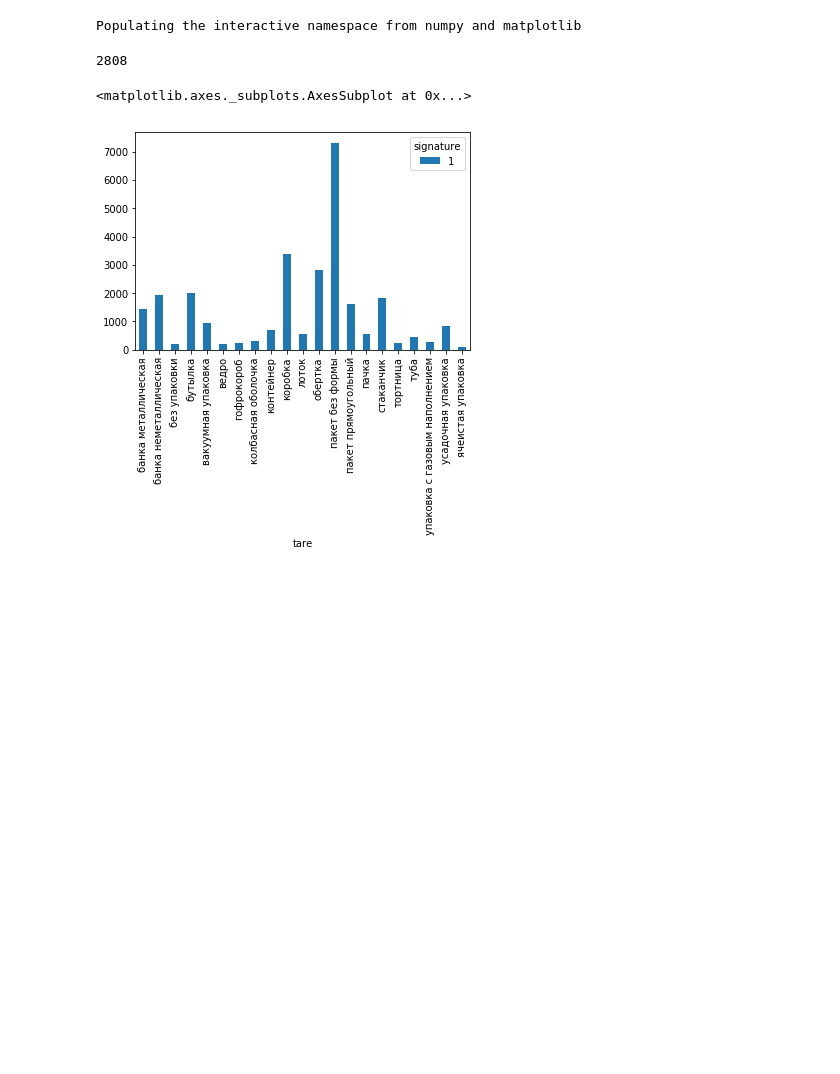
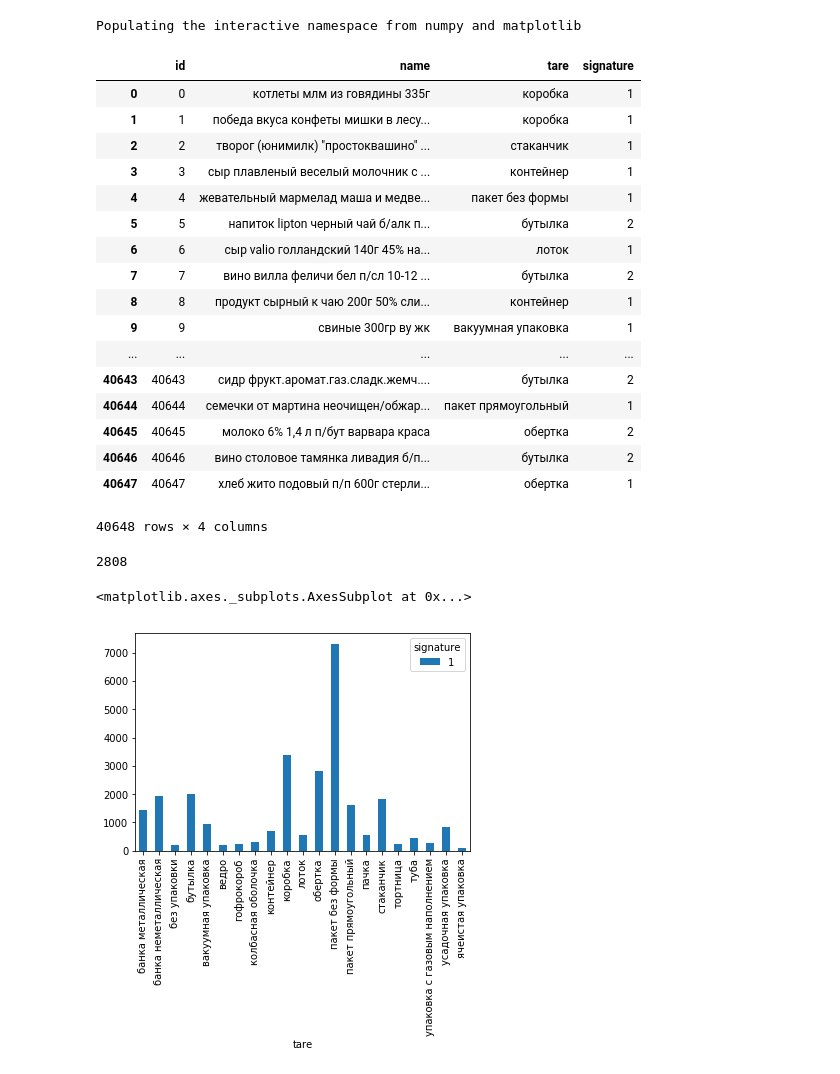
Before and after one commit to ipospelov/text-classification-skbkontur, a Jupyter notebook: report.ipynb, the cells around one changed output. Saved outputs shown, nothing was run; the diff lists cells and outputs as text; code cells hidden in the pictures; blank space fills up the shorter version.

```diff
--- a/report.ipynb
+++ b/report.ipynb
@@ -25,6 +34,25 @@ def signature (row):
 # %%
-df_train = pd.read_csv('train.csv')
 df_train['signature'] = df_train.apply (lambda row: signature(row), axis=1)
+df_train
+# %% [output]
+|  | id | name | tare | signature |
+| 0 | 0 | котлеты млм из говядины 335г | коробка | 1 |
+| 1 | 1 | победа вкуса конфеты мишки в лесу... | коробка | 1 |
+| 2 | 2 | творог (юнимилк) "простоквашино" ... | стаканчик | 1 |
+| 3 | 3 | сыр плавленый веселый молочник с ... | контейнер | 1 |
+| 4 | 4 | жевательный мармелад маша и медве... | пакет без формы | 1 |
+| 5 | 5 | напиток lipton черный чай б/алк п... | бутылка | 2 |
+| 6 | 6 | сыр valio голландский 140г 45% на... | лоток | 1 |
+| 7 | 7 | вино вилла феличи бел п/сл 10-12 ... | бутылка | 2 |
+| 8 | 8 | продукт сырный к чаю 200г 50% сли... | контейнер | 1 |
+| 9 | 9 | свиные 300гр ву жк | вакуумная упаковка | 1 |
+| ... | ... | ... | ... | ... |
+| 40643 | 40643 | сидр фрукт.аромат.газ.сладк.жемч.... | бутылка | 2 |
+| 40644 | 40644 | семечки от мартина неочищен/обжар... | пакет прямоугольный | 1 |
+| 40645 | 40645 | молоко 6% 1,4 л п/бут варвара краса | обертка | 2 |
+| 40646 | 40646 | вино столовое тамянка ливадия б/п... | бутылка | 2 |
+| 40647 | 40647 | хлеб жито подовый п/п 600г стерли... | обертка | 1 |
+40648 rows × 4 columns
 # %%
 #проверяем количество позиций с неопределенной единицей измерения
 #составляет не очень большой процент от общего числа позиций
```
Also changed, not shown: parts of 20 cells of this notebook, 1 other file.
